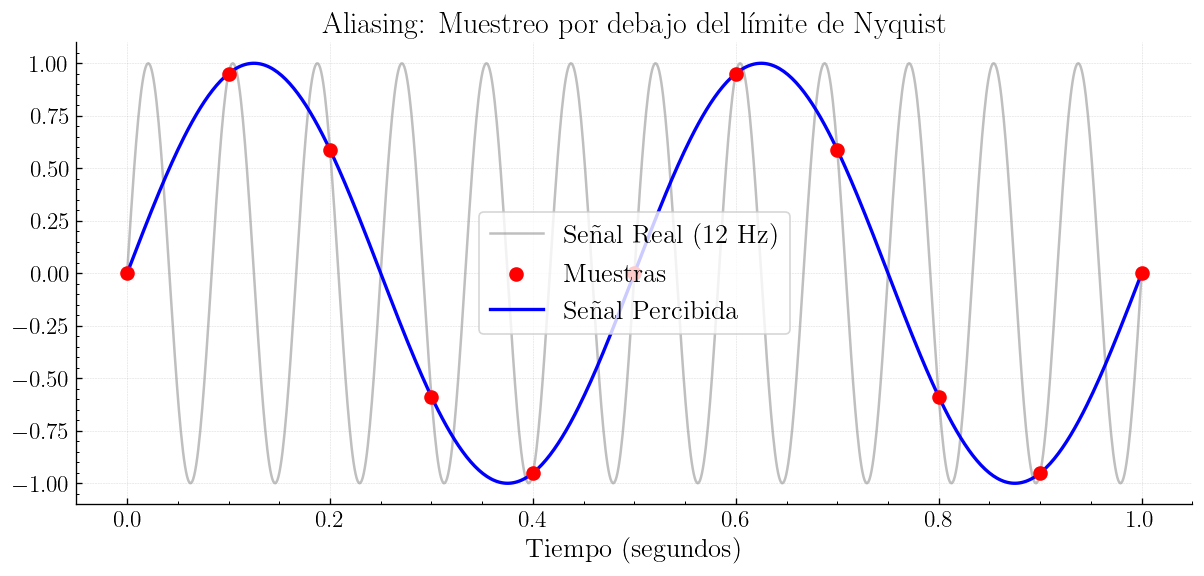
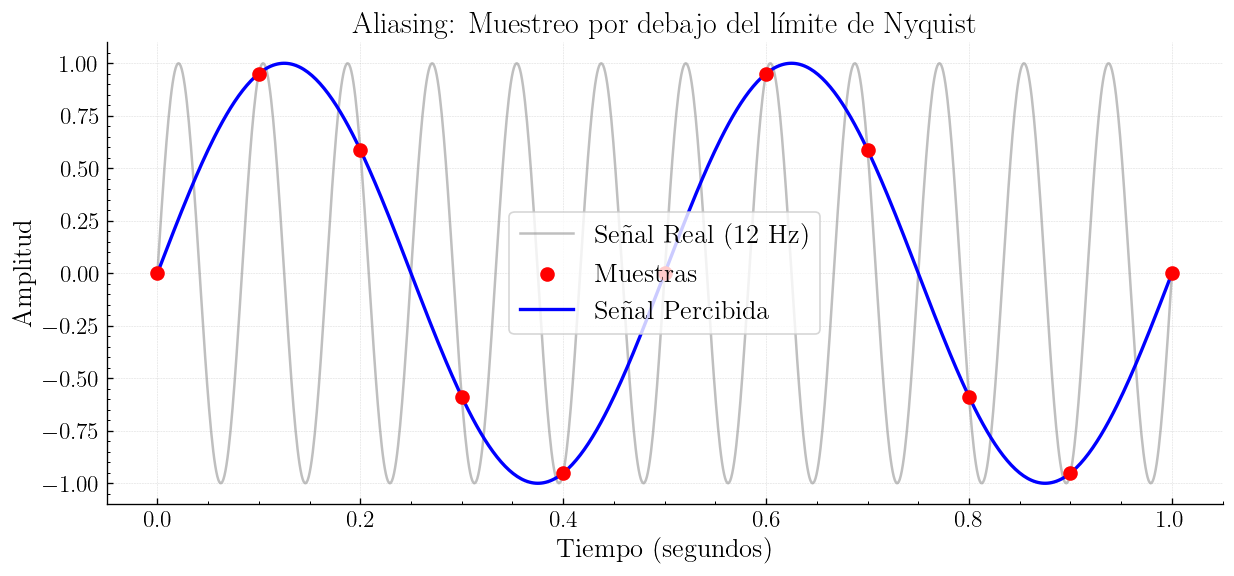
Unified diff of the notebook cell whose output changed from the first chart to the second:
--- before
+++ after
@@ -22,4 +22,6 @@
 plt.title('Aliasing: Muestreo por debajo del límite de Nyquist')
 plt.xlabel('Tiempo (segundos)')
+plt.ylabel('Amplitud')
+
 plt.legend()
 plt.grid(True, alpha=0.3)

Commit: splines